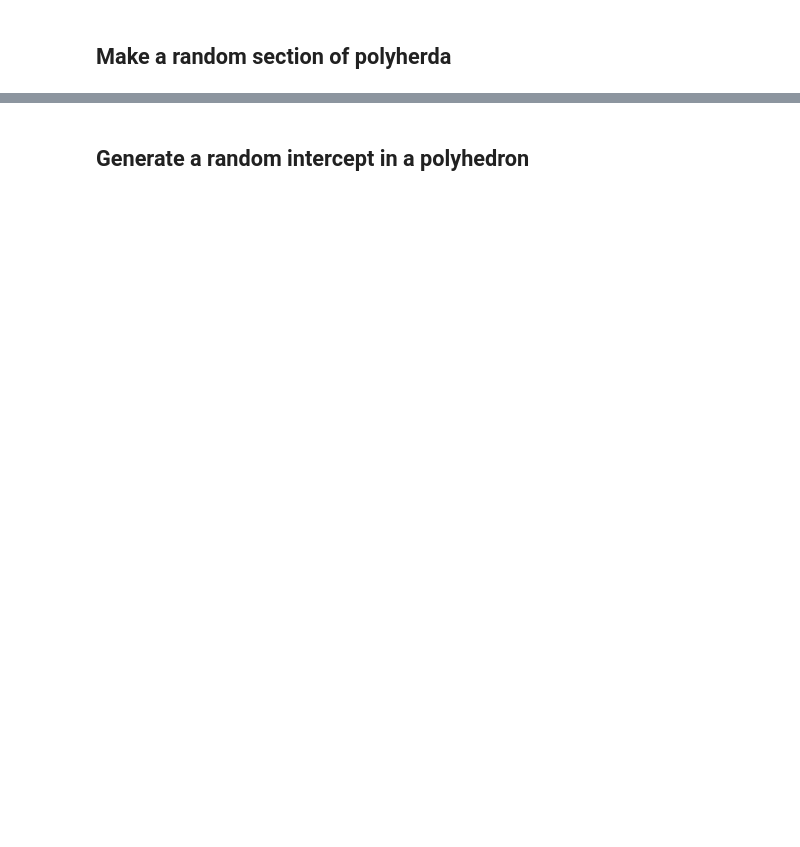
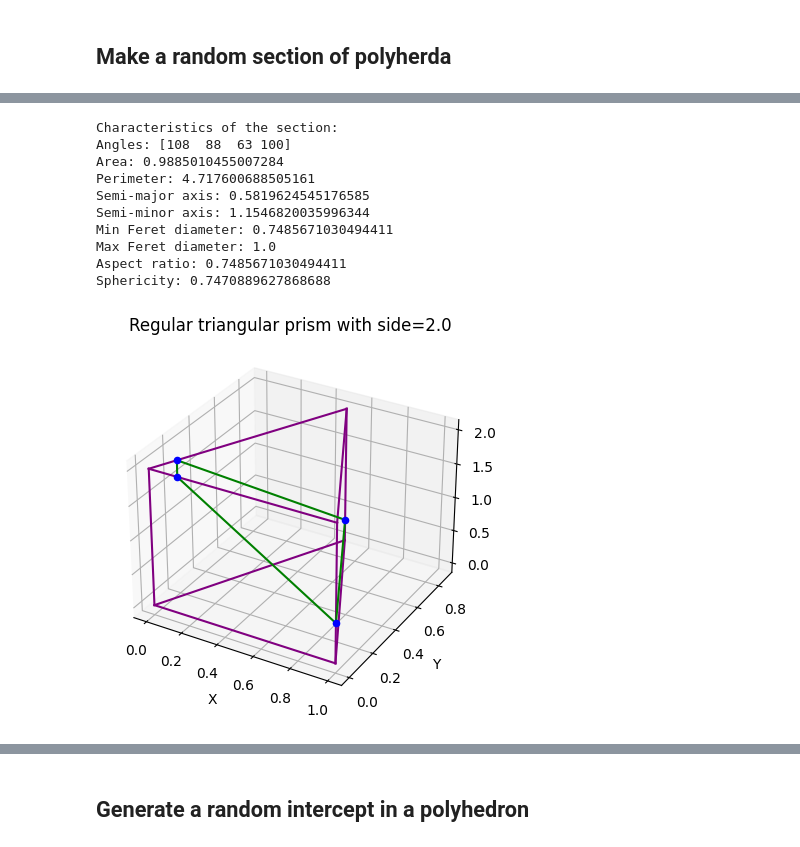
Before and after one commit to lizaconst/RandomSections, a Jupyter notebook: example.ipynb, the cells around one changed output, grey strips where cells are left out. Cells and saved outputs as stored; diff of their text form; code cells hidden in the pictures; blank space fills up the shorter version.

```diff
--- a/example.ipynb
+++ b/example.ipynb
@@ -252,0 +285,15 @@ secant_polygon(WCCoPrism(**params), way=make_random_plane_into_wcco, params=para
+# %%
+params = {'side': 2.}
+plot_secant_polygon(plane=make_random_plane_into_prism(**params), type_figure='triangular prism', params=params)
+# %% [output]
+Characteristics of the section:
+Angles: [108  88  63 100]
+Area: 0.9885010455007284
+Perimeter: 4.717600688505161
+Semi-major axis: 0.5819624545176585
+Semi-minor axis: 1.1546820035996344
+Min Feret diameter: 0.7485671030494411
+Max Feret diameter: 1.0
+Aspect ratio: 0.7485671030494411
+Sphericity: 0.7470889627868688
+[figure, added]
```
Also changed, not shown: parts of 30 cells of this notebook, 2 other files.
